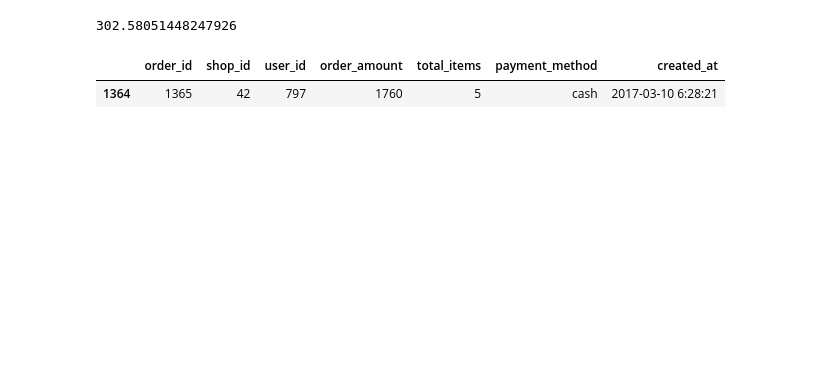
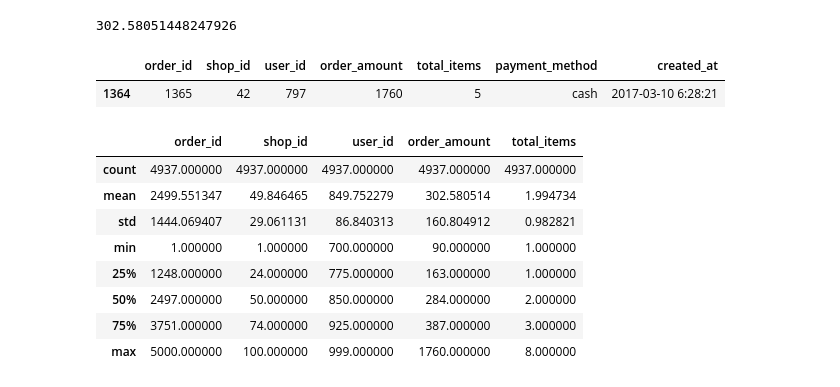
Before and after one commit to HunterAshby/ShopifyInternChallenge, a Jupyter notebook: Shopify_DS_Intern_Challenge.ipynb, the cells around one changed output. Cells and saved outputs as stored; diff of their text form; code cells hidden in the pictures; blank space fills up the shorter version.

```diff
--- a/Shopify_DS_Intern_Challenge.ipynb
+++ b/Shopify_DS_Intern_Challenge.ipynb
@@ -102,3 +143,15 @@ df.loc[df["order_amount"] == df["order_amount"].max()]
 # %% [output]
 |  | order_id | shop_id | user_id | order_amount | total_items | payment_method | created_at |
 | 1364 | 1365 | 42 | 797 | 1760 | 5 | cash | 2017-03-10 6:28:21 |
+# %%
+df.describe()
+# %% [output]
+|  | order_id | shop_id | user_id | order_amount | total_items |
+| count | 4937.000000 | 4937.000000 | 4937.000000 | 4937.000000 | 4937.000000 |
+| mean | 2499.551347 | 49.846465 | 849.752279 | 302.580514 | 1.994734 |
+| std | 1444.069407 | 29.061131 | 86.840313 | 160.804912 | 0.982821 |
+| min | 1.000000 | 1.000000 | 700.000000 | 90.000000 | 1.000000 |
+| 25% | 1248.000000 | 24.000000 | 775.000000 | 163.000000 | 1.000000 |
+| 50% | 2497.000000 | 50.000000 | 850.000000 | 284.000000 | 2.000000 |
+| 75% | 3751.000000 | 74.000000 | 925.000000 | 387.000000 | 3.000000 |
+| max | 5000.000000 | 100.000000 | 999.000000 | 1760.000000 | 8.000000 |
```
Also changed, not shown: parts of 17 cells of this notebook.
